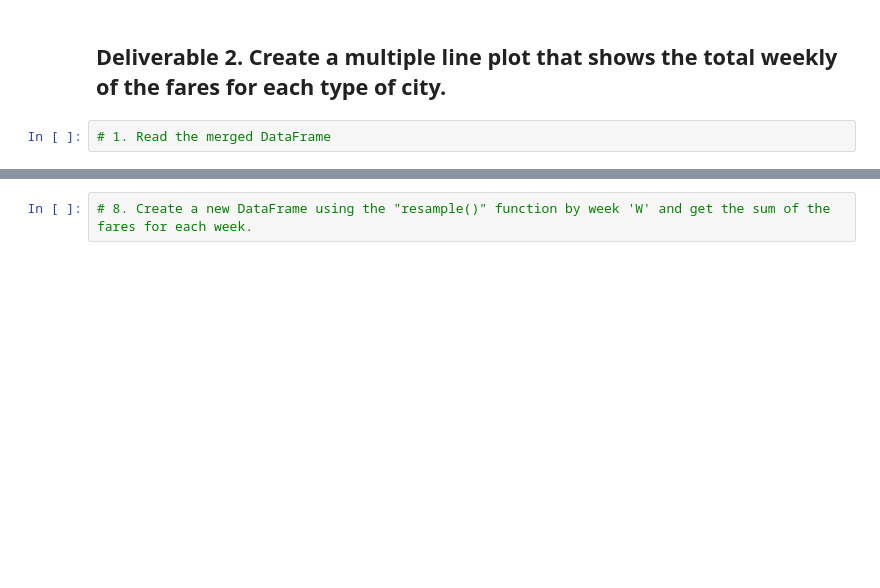
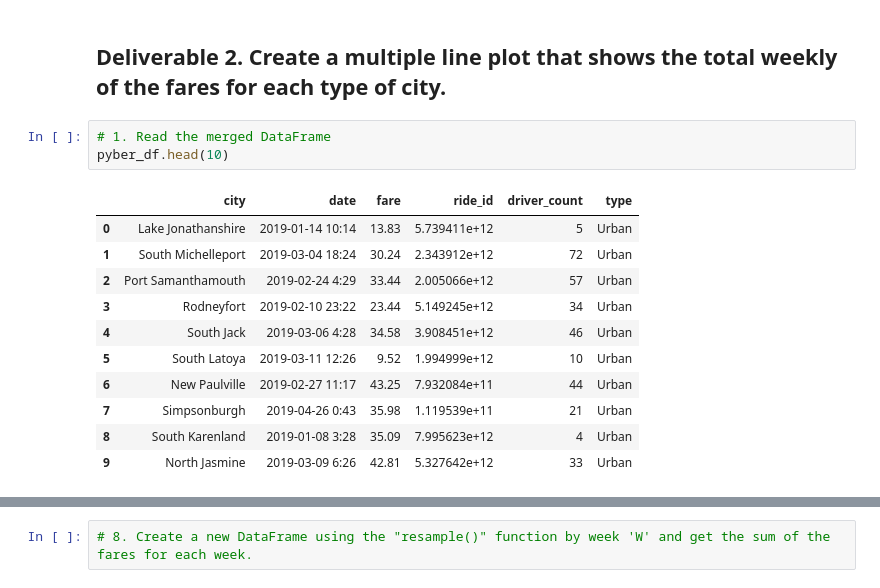
Before and after one commit to hdanso/pyber_analysis, a Jupyter notebook: PyBer_Challenge.ipynb, the cells around one changed output, grey strips where cells are left out. Saved outputs shown, nothing was run; the diff lists cells and outputs as text; blank space fills up the shorter version.

```diff
--- a/PyBer_Challenge.ipynb
+++ b/PyBer_Challenge.ipynb
@@ -151,6 +151,19 @@ pyber_summary_df
 ## Deliverable 2.  Create a multiple line plot that shows the total weekly of the fares for each type of city.
 # %%
 # 1. Read the merged DataFrame
+pyber_df.head(10)
+# %% [output]
+|  | city | date | fare | ride_id | driver_count | type |
+| 0 | Lake Jonathanshire | 2019-01-14 10:14 | 13.83 | 5.739411e+12 | 5 | Urban |
+| 1 | South Michelleport | 2019-03-04 18:24 | 30.24 | 2.343912e+12 | 72 | Urban |
+| 2 | Port Samanthamouth | 2019-02-24 4:29 | 33.44 | 2.005066e+12 | 57 | Urban |
+| 3 | Rodneyfort | 2019-02-10 23:22 | 23.44 | 5.149245e+12 | 34 | Urban |
+| 4 | South Jack | 2019-03-06 4:28 | 34.58 | 3.908451e+12 | 46 | Urban |
+| 5 | South Latoya | 2019-03-11 12:26 | 9.52 | 1.994999e+12 | 10 | Urban |
+| 6 | New Paulville | 2019-02-27 11:17 | 43.25 | 7.932084e+11 | 44 | Urban |
+| 7 | Simpsonburgh | 2019-04-26 0:43 | 35.98 | 1.119539e+11 | 21 | Urban |
+| 8 | South Karenland | 2019-01-08 3:28 | 35.09 | 7.995623e+12 | 4 | Urban |
+| 9 | North Jasmine | 2019-03-09 6:26 | 42.81 | 5.327642e+12 | 33 | Urban |
 # %%
 # 2. Using groupby() to create a new DataFrame showing the sum of the fares
 #  for each date where the indices are the city type and date.
```
Also changed, not shown: parts of 6 cells of this notebook.
